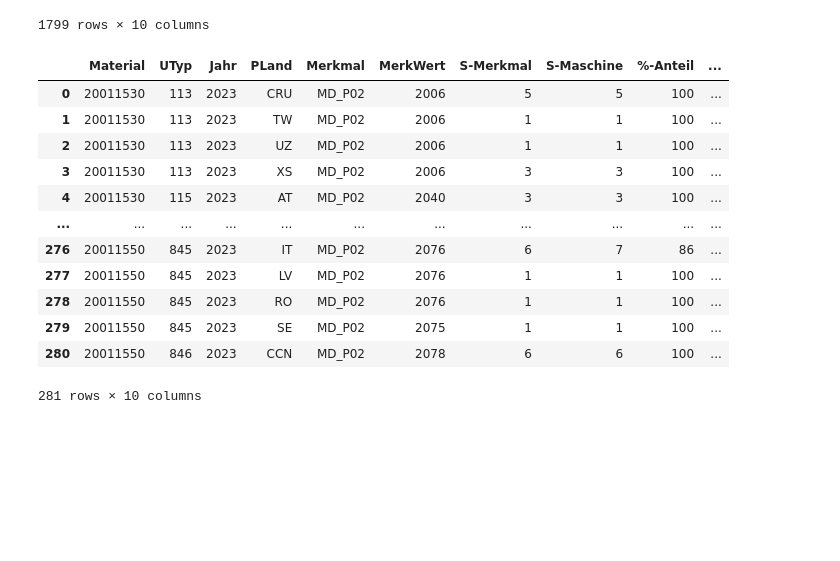
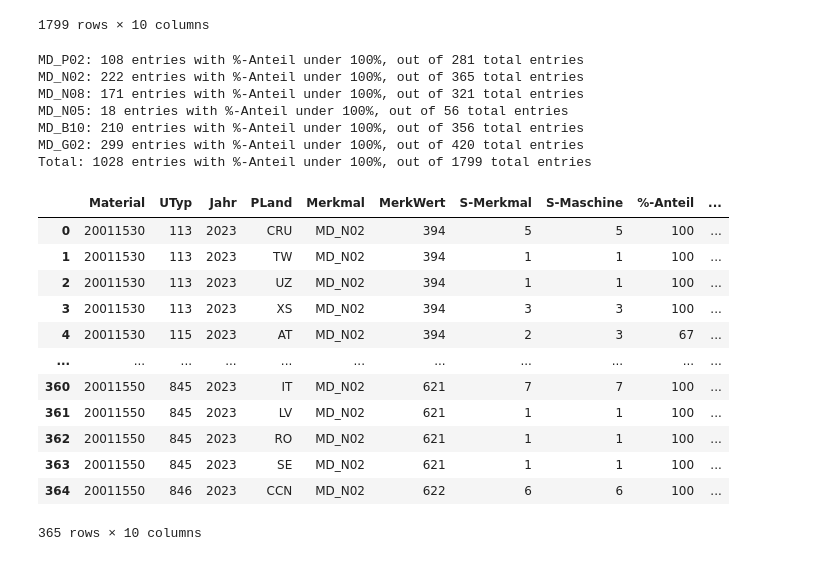
Before and after one commit to realreul/ML-with-CLAAS, a Jupyter notebook: TakeRates.ipynb, the cells around one changed output. Saved outputs shown, nothing was run; the diff lists cells and outputs as text; code cells hidden in the pictures; blank space fills up the shorter version.

```diff
--- a/TakeRates.ipynb
+++ b/TakeRates.ipynb
@@ -54,33 +54,54 @@ filtered_df
 # %%
 # Liste der gewünschten Merkmale
 merkmale = ['MD_P02', 'MD_N02', 'MD_N08', 'MD_N05', 'MD_B10', 'MD_G02']
 
 # Erstelle ein Wörterbuch, um die DataFrames für jedes Merkmal zu speichern
 dfs = {}
+
+total_count_m = 0
+total_count_m2 = 0
 
 for merkmal in merkmale:
     # Filtere den DataFrame für das aktuelle Merkmal
     filtered_df = df[df['Merkmal'] == merkmal]
 
     # Setze den Index zurück
     filtered_df = filtered_df.reset_index(drop=True)
 
     # Speichere den DataFrame im Wörterbuch unter dem Schlüssel des Merkmals
     dfs[merkmal] = filtered_df
 
+    # Zähle die Anzahl der Einträge mit einem %-Anteil unter 100
+    count_under_100 = filtered_df[filtered_df['%-Anteil'] < 100].shape[0]
+    total_count_mm = filtered_df.shape[0]  # Gesamtanzahl der Einträge für das Merkmal
+    print(f'{merkmal}: {count_under_100} entries with %-Anteil under 100%, out of {total_count_mm} total entries')
+
+    total_count_m += count_under_100
+    total_count_m2 += total_count_mm
+
+
+print(f'Total: {total_count_m} entries with %-Anteil under 100%, out of {total_count_m2} total entries')
+
 # Jetzt kannst du auf jeden DataFrame über das Wörterbuch zugreifen, z.B.:
-dfs['MD_P02'] # Zeigt den DataFrame für das Merkmal 'P02'
+dfs['MD_N02'] # Zeigt den DataFrame für das Merkmal 'P02'
 # %% [output]
+MD_P02: 108 entries with %-Anteil under 100%, out of 281 total entries
+MD_N02: 222 entries with %-Anteil under 100%, out of 365 total entries
+MD_N08: 171 entries with %-Anteil under 100%, out of 321 total entries
+MD_N05: 18 entries with %-Anteil under 100%, out of 56 total entries
+MD_B10: 210 entries with %-Anteil under 100%, out of 356 total entries
+MD_G02: 299 entries with %-Anteil under 100%, out of 420 total entries
+Total: 1028 entries with %-Anteil under 100%, out of 1799 total entries
 |  | Material | UTyp | Jahr | PLand | Merkmal | MerkWert | S-Merkmal | S-Maschine | %-Anteil | ... |
-| 0 | 20011530 | 113 | 2023 | CRU | MD_P02 | 2006 | 5 | 5 | 100 | ... |
-| 1 | 20011530 | 113 | 2023 | TW | MD_P02 | 2006 | 1 | 1 | 100 | ... |
-| 2 | 20011530 | 113 | 2023 | UZ | MD_P02 | 2006 | 1 | 1 | 100 | ... |
-| 3 | 20011530 | 113 | 2023 | XS | MD_P02 | 2006 | 3 | 3 | 100 | ... |
-| 4 | 20011530 | 115 | 2023 | AT | MD_P02 | 2040 | 3 | 3 | 100 | ... |
+| 0 | 20011530 | 113 | 2023 | CRU | MD_N02 | 394 | 5 | 5 | 100 | ... |
+| 1 | 20011530 | 113 | 2023 | TW | MD_N02 | 394 | 1 | 1 | 100 | ... |
+| 2 | 20011530 | 113 | 2023 | UZ | MD_N02 | 394 | 1 | 1 | 100 | ... |
+| 3 | 20011530 | 113 | 2023 | XS | MD_N02 | 394 | 3 | 3 | 100 | ... |
+| 4 | 20011530 | 115 | 2023 | AT | MD_N02 | 394 | 2 | 3 | 67 | ... |
 | ... | ... | ... | ... | ... | ... | ... | ... | ... | ... | ... |
-| 276 | 20011550 | 845 | 2023 | IT | MD_P02 | 2076 | 6 | 7 | 86 | ... |
-| 277 | 20011550 | 845 | 2023 | LV | MD_P02 | 2076 | 1 | 1 | 100 | ... |
-| 278 | 20011550 | 845 | 2023 | RO | MD_P02 | 2076 | 1 | 1 | 100 | ... |
-| 279 | 20011550 | 845 | 2023 | SE | MD_P02 | 2075 | 1 | 1 | 100 | ... |
-| 280 | 20011550 | 846 | 2023 | CCN | MD_P02 | 2078 | 6 | 6 | 100 | ... |
+| 360 | 20011550 | 845 | 2023 | IT | MD_N02 | 621 | 7 | 7 | 100 | ... |
+| 361 | 20011550 | 845 | 2023 | LV | MD_N02 | 621 | 1 | 1 | 100 | ... |
+| 362 | 20011550 | 845 | 2023 | RO | MD_N02 | 621 | 1 | 1 | 100 | ... |
+| 363 | 20011550 | 845 | 2023 | SE | MD_N02 | 621 | 1 | 1 | 100 | ... |
+| 364 | 20011550 | 846 | 2023 | CCN | MD_N02 | 622 | 6 | 6 | 100 | ... |
-281 rows × 10 columns
+365 rows × 10 columns
```
Also changed, not shown: parts of 33 cells of this notebook, 1 other file.
